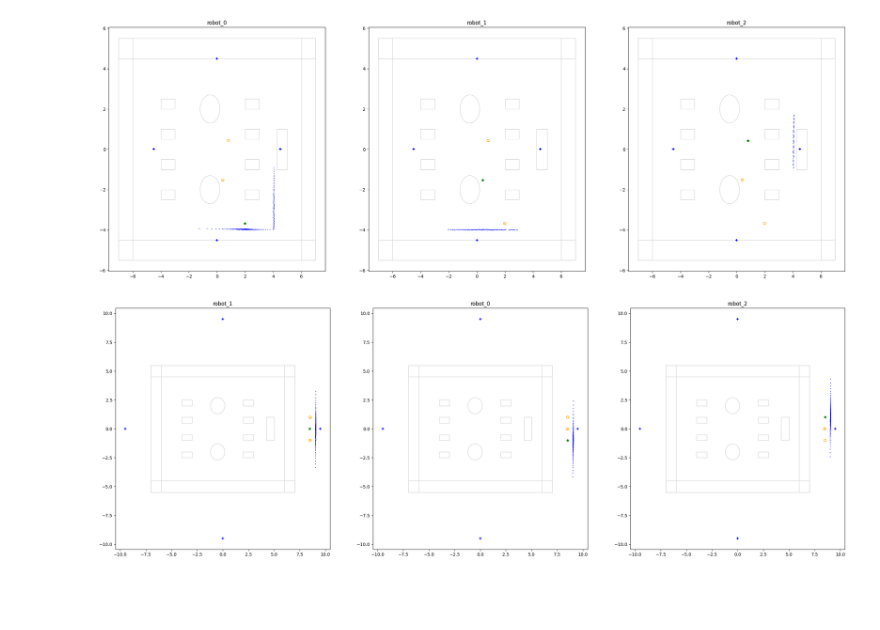
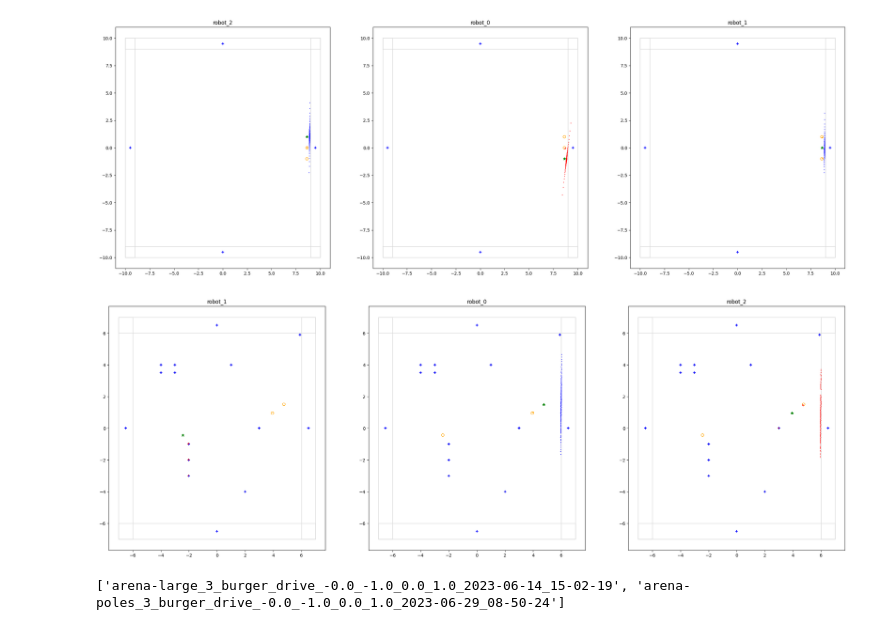
Before and after one commit to ROS2swarm/ROS2swarm-kin-detection, a Jupyter notebook: evaluation_lidar_data.ipynb, the cells around one changed output. Saved outputs shown, nothing was run; the diff lists cells and outputs as text; code cells hidden in the pictures; blank space fills up the shorter version.

```diff
--- a/evaluation_lidar_data.ipynb
+++ b/evaluation_lidar_data.ipynb
@@ -186,7 +186,6 @@ def plot_arena_boxes_pillars(ax):
 def create_plot(objects, robots, lidar, arena, r, robot, ax, rot_check):
     # create plot with robots, obstacles and lidar data
 
-    #arena = "arena-walls"
     lidar_obj, lidar_kin = lidar
 
     ax.set_title(str(robot))
@@ -213,9 +212,8 @@ def create_plot(objects, robots, lidar, arena, r, robot, ax, rot_check):
         plot_arena_blocks_pillars(ax)
     elif arena == "turtle":
         plot_turtle(ax)
-    elif arena == "arena-boxes-pillars":
+    elif arena == "arena-pillars":
         plot_arena_boxes_pillars(ax)
-
 
     ax.scatter(*objects.T, facecolors='blue', marker='+') # objects except ground plane
     ax.scatter(*robots.T, facecolors='none', edgecolors='orange') # robots
@@ -329,6 +327,11 @@ def detect_false_rotation(objects, arena, robots, r_self, lidar):
         boundaries = [(0, -5), (0, 5), (-4, 0), (4, 0)]
     elif arena == "arena-walls":
         boundaries = [(0, -7), (0, 7), (-7, 0), (7, 0)]
+    elif arena == "arena-pillars":
+        boundaries = [(0, -9), (0, 9), (-9, 0), (9, 0)]
+    elif arena == "arena-poles":
+        boundaries = [(0, -6), (0, 6), (-6, 0), (6, 0)]
+    #ToDo: othere arenas
 
     for bn in boundaries:
         bx, by = bn
@@ -347,39 +350,38 @@ def main(idx=0):
     # get folders with rosbags / lidar data
     subfolders = [f.name for f in os.scandir('./') if f.is_dir() and f.name[:5] == 'arena']
 
     for subfolder in subfolders:
         files = glob.glob(subfolder+'/*.csv')
-        arena = 'arena-boxes-pillars' #subfolder.split('_')[0]
+        arena = subfolder.split('_')[0]
 
         fig, axes = plt.subplots(1, 3, figsize=(30, 10))
 
         for rob, f in enumerate(files):
 
             df = pd.read_csv(f)
 
             # get robot and object positions
             objects, robots, r, angle = get_positions(df, idx)
 
             # transform lidar scans to points
             lidar, ld = transform_lidar(df, r, angle, idx)
 
             # check for false rotation calculation
-            #rot_check = detect_false_rotation(objects, arena, robots, r, lidar)
+            rot_check, lm, lnm = detect_false_rotation(objects, arena, robots, r, lidar)
 
             # determine if object or kin
             lidar = detect_kin(robots, lidar)
-
 
             # create plot
             create_plot(objects, robots, lidar, arena, r, df['robot'][idx], axes[rob], rot_check)
 
 
 if __name__ == "__main__":
 
-    main(idx=40)
+    main(idx=43)
 # %% [output]
-[figure, old version]
+[figure, new version]
-[figure, old version]
+[figure, new version]
 # %%
 from tqdm import tqdm
 # save all plots to create a gif
@@ -401,7 +403,8 @@ for subfolder in subfolders:
 
     dfs = [pd.read_csv(f) for f in files]
 
-    for idx in tqdm(range(len(dfs[0]['poses']))):
+    #only take 60 data points, leave first one out in case that not all positions were logged in the beginning
+    for idx in tqdm(range(1, 61)): #range(len(dfs[0]['poses']))):
 
         fig, axes = plt.subplots(1, 3, figsize=(30, 10))
 
@@ -425,6 +428,8 @@ for subfolder in subfolders:
 
         plt.savefig("./figures/gt_figs/" + re.sub('\\\\.*$', '', files[0]) + "_%d.png" % (idx,))
         plt.close()
+# %% [output]
+['arena-large_3_burger_drive_-0.0_-1.0_0.0_1.0_2023-06-14_15-02-19', 'arena-poles_3_burger_drive_-0.0_-1.0_0.0_1.0_2023-06-29_08-50-24']
 # %%
 subfolders = [f.name for f in os.scandir('./') if f.is_dir() and f.name[:1] != '.' and f.name[:5] == 'arena']
 subfolders
```
Also changed, not shown: parts of 1 cell of this notebook.
